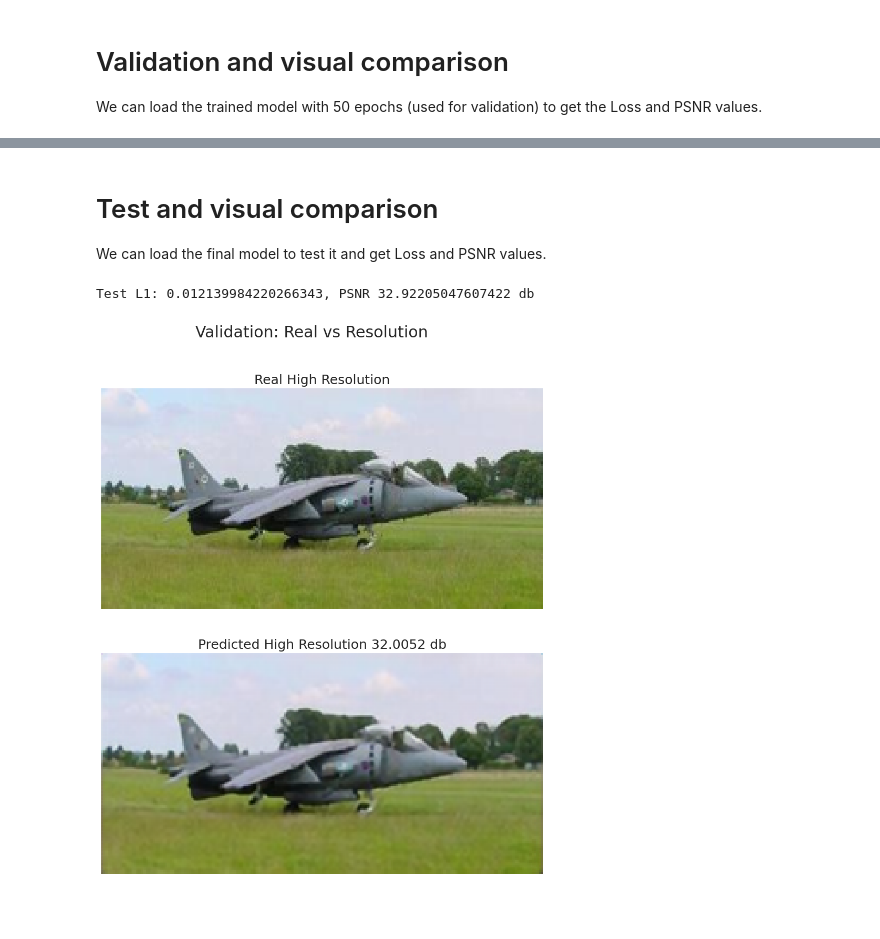
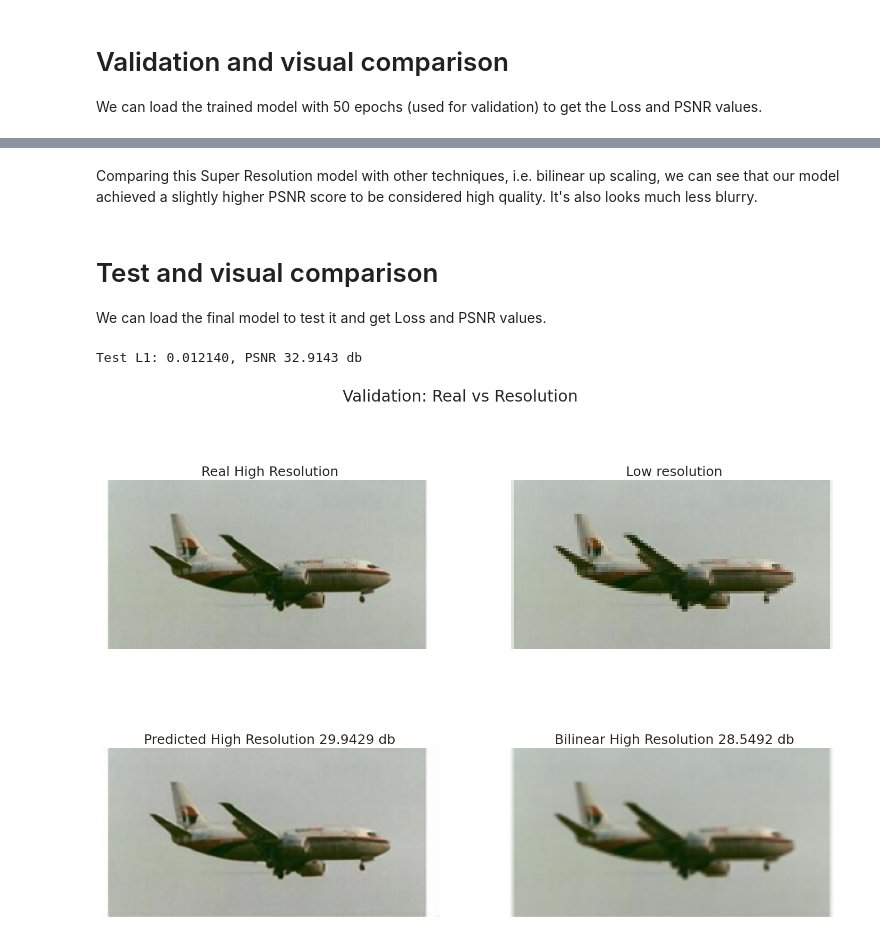
Before and after one commit to cMancio00/Super-Resolution, a Jupyter notebook: notebook.ipynb, the cells around one changed output, grey strips where cells are left out. Cells and saved outputs as stored; diff of their text form; code cells hidden in the pictures; blank space fills up the shorter version.

```diff
--- a/notebook.ipynb
+++ b/notebook.ipynb
@@ -203,3 +234,5 @@ Validation L1: 0.017452210560441016, PSNR 30.271738052368164 db
+# %% [markdown]
+Comparing this Super Resolution model with other techniques, i.e. bilinear up scaling, we can see that our model achieved a slightly higher PSNR score to be considered high quality. It's also looks much less blurry.
 # %% [markdown]
 # Test and visual comparison
 
@@ -207,36 +240,46 @@ We can load the final model to test it and get Loss and PSNR values.
 # %%
 model_filename = "checkpoint/SR_c64_rb8_e150_202408051740.pth"
 test_SRN = SuperResolution(64,8)
 checkpoint_path = model_filename
 test_SRN.load_state_dict(torch.load(checkpoint_path))
 
 loss, psnr = test_SRN.test(nn.L1Loss(), test_dataloader ,device)
-print(f"Test L1: {loss}, PSNR {psnr} db")
+print(f"Test L1: {loss:.6f}, PSNR {psnr:.4f} db")
 
 low_res_test, high_res_test = next(iter(test_dataloader))
 
 low_res_test = low_res_test.to(device)
 high_res_test = high_res_test.to(device)
 
 with torch.no_grad():
     predicted_high_res = test_SRN(low_res_test)
 
-test_psnr = peak_signal_noise_ratio(predicted_high_res, high_res_test)
+bilinear = nn.Upsample(scale_factor=2,mode="bilinear")
+bilinear_image = bilinear(low_res_test)
+bilinear_psnr = peak_signal_noise_ratio(bilinear_image, high_res_test)
 predicted_image = torch.clamp(predicted_high_res[0], 0, 1).permute(1, 2, 0).cpu().numpy()
-_, ax = plt.subplots(2, figsize=(16, 12))
+_, ax = plt.subplots(2, 2, figsize=(18, 12))
 plt.suptitle("Validation: Real vs Resolution")
 
-ax[0].imshow(high_res_test[0].permute(1, 2, 0).cpu())
-ax[0].set_title("Real High Resolution")
-ax[0].axis('off')
+ax[0,0].imshow(high_res_test[0].permute(1, 2, 0).cpu())
+ax[0,0].set_title("Real High Resolution")
+ax[0,0].axis('off')
 
-ax[1].imshow(predicted_image)
-ax[1].set_title(f"Predicted High Resolution {test_psnr:.4f} db")
-ax[1].axis('off')
+ax[0,1].imshow(low_res_test[0].permute(1, 2, 0).cpu())
+ax[0,1].set_title(f"Low resolution")
+ax[0,1].axis('off')
+
+ax[1,0].imshow(predicted_image)
+ax[1,0].set_title(f"Predicted High Resolution {validation_psnr:.4f} db")
+ax[1,0].axis('off')
+
+ax[1,1].imshow(bilinear_image[0].permute(1, 2, 0).cpu())
+ax[1,1].set_title(f"Bilinear High Resolution {bilinear_psnr:.4f} db")
+ax[1,1].axis('off')
 
 os.makedirs("output", exist_ok=True)
 plt.savefig("output/test_prediction_comparison.jpg")
 plt.show()
 # %% [output]
-Test L1: 0.012139984220266343, PSNR 32.92205047607422 db
+Test L1: 0.012140, PSNR 32.9143 db
-[figure, old version]
+[figure, new version]
```
Also changed, not shown: parts of 6 cells of this notebook, 4 other files.
